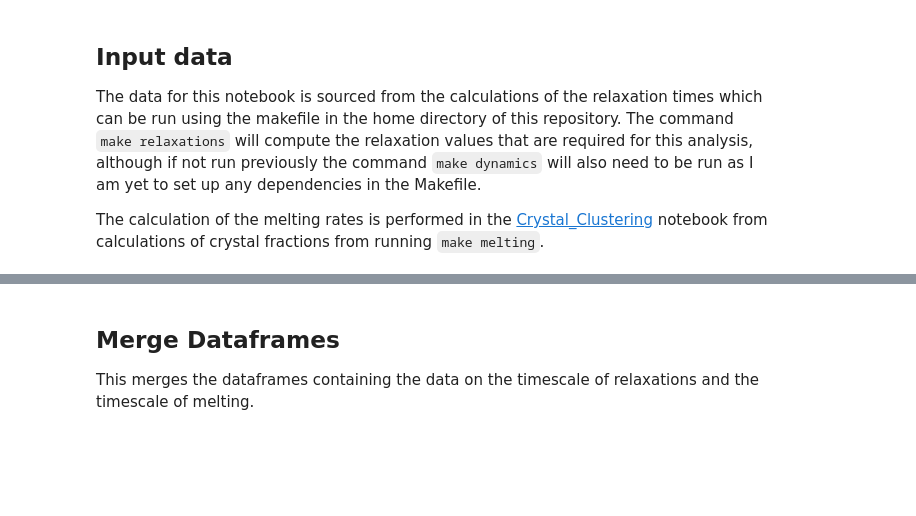
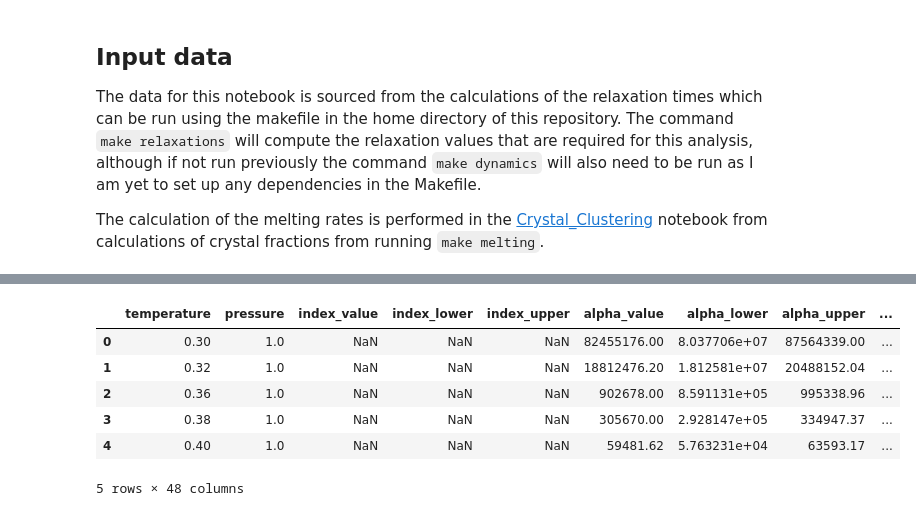
Before and after one commit to malramsay64/Crystal_Melting, a Jupyter notebook: notebooks/11_melting_dynamics.ipynb, the cells around one changed output, grey strips where cells are left out. Cells and saved outputs as stored; diff of their text form; code cells hidden in the pictures; blank space fills up the shorter version.

```diff
--- a/notebooks/11_melting_dynamics.ipynb
+++ b/notebooks/11_melting_dynamics.ipynb
@@ -52,4 +16,0 @@ df_relax
-# %% [markdown]
-## Merge Dataframes
-
-This merges the dataframes containing the data on the timescale of relaxations and the timescale of melting.
@@ -59,2 +22,10 @@ df_timescales['pressure'] = df_timescales['pressure'].astype(str)
 # %%
-df_timescales.columns
+df_timescales.head()
+# %% [output]
+|  | temperature | pressure | index_value | index_lower | index_upper | alpha_value | alpha_lower | alpha_upper | ... |
+| 0 | 0.30 | 1.0 | NaN | NaN | NaN | 82455176.00 | 8.037706e+07 | 87564339.00 | ... |
+| 1 | 0.32 | 1.0 | NaN | NaN | NaN | 18812476.20 | 1.812581e+07 | 20488152.04 | ... |
+| 2 | 0.36 | 1.0 | NaN | NaN | NaN | 902678.00 | 8.591131e+05 | 995338.96 | ... |
+| 3 | 0.38 | 1.0 | NaN | NaN | NaN | 305670.00 | 2.928147e+05 | 334947.37 | ... |
+| 4 | 0.40 | 1.0 | NaN | NaN | NaN | 59481.62 | 5.763231e+04 | 63593.17 | ... |
+5 rows × 48 columns
```
Also changed, not shown: parts of 19 cells of this notebook.
